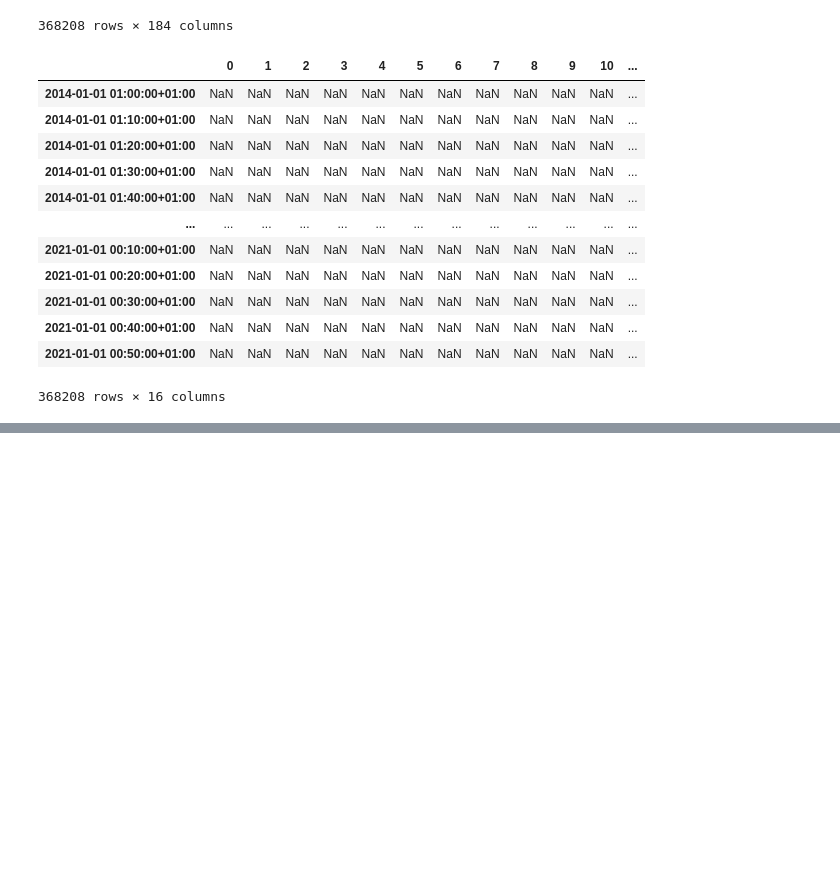
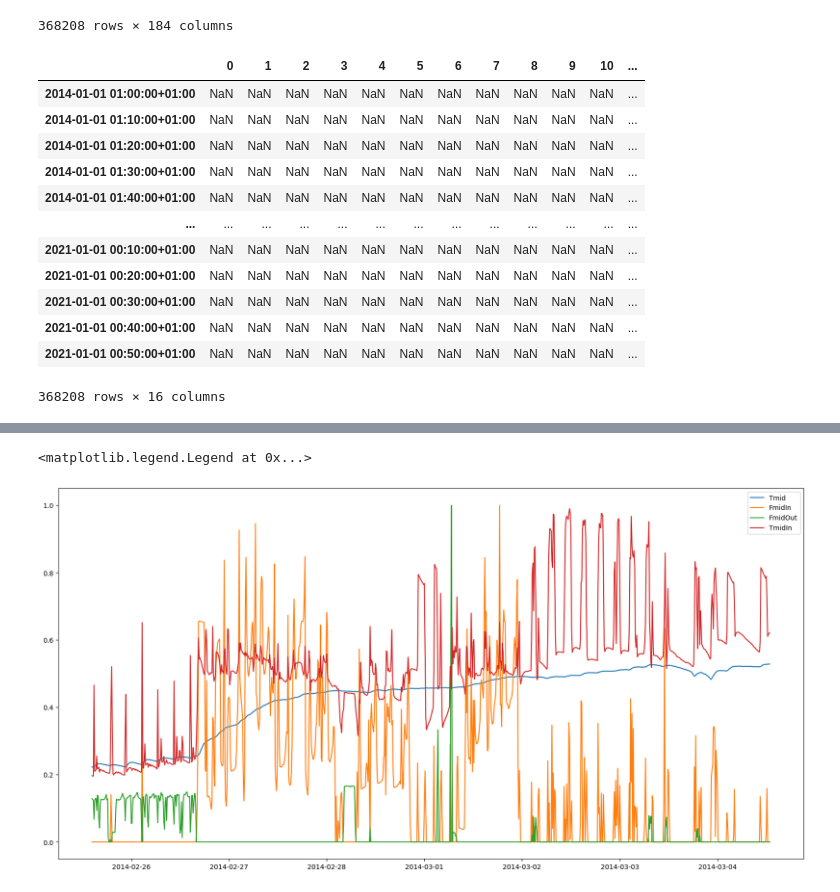
Before and after one commit to petergroenning/thesis_project, a Jupyter notebook: notebooks/make_dataset.ipynb, the cells around one changed output, grey strips where cells are left out. Cells and saved outputs as stored; diff of their text form; code cells hidden in the pictures; blank space fills up the shorter version.

```diff
--- a/notebooks/make_dataset.ipynb
+++ b/notebooks/make_dataset.ipynb
@@ -97,0 +120,24 @@ inputs
+# %%
+start,end=8000,9000
+temp=df[start:end]
+ws=df_water_sensors[start:end]
+i=inputs[start:end]
+fig, ax = plt.subplots(figsize = (20, 10))
+# ax.plot(temp.index, temp.F_top_vol/temp.F_mid_vol.max(), label='Ftop')
+# ax.plot(temp.index, temp.F_bot_vol/temp.F_mid_vol.max(), label='Fbot', linestyle='--')
+# ax.plot(temp.index, temp.F_mid_vol/temp.F_mid_vol.max(), label='Fmid')
+# ax.plot(temp.index, temp.T_top/temp.T_top.max(), label='Ttop')
+# ax.plot(temp.index, ws[15]/90, label='Ttop')
+# ax.plot(temp.index, i.FtopIn/i.FtopIn.max(), label='Ftop')
+ax.plot(temp.index, ws[10]/90, label='Tmid')
+ax.plot(temp.index, i.FmidIn/i.FmidIn.max(), label='FmidIn')
+ax.plot(temp.index, i.FmidOut/i.FmidOut.max(), label='FmidOut')
+# ax.plot(temp.index, i.FtopOut/i.FtopOut.max(), label='FtopOut')
+
+ax.plot(temp.index, i.Tmid/90, label='TmidIn')
+# ax.plot(temp.index, ws[], label='Tbot')
+# ax.plot(temp.index, temp.F_top, label='Fmid')
+ax.legend()
+# %% [output]
+<matplotlib.legend.Legend at 0x...>
+[figure, added]
```
Also changed, not shown: parts of 8 cells of this notebook, 48 other files.
